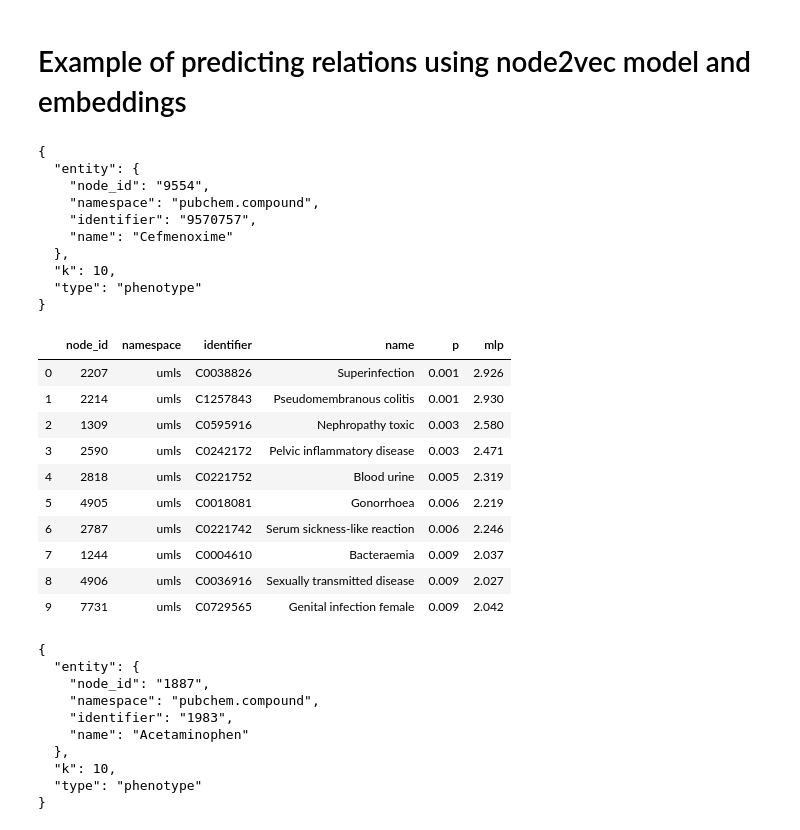
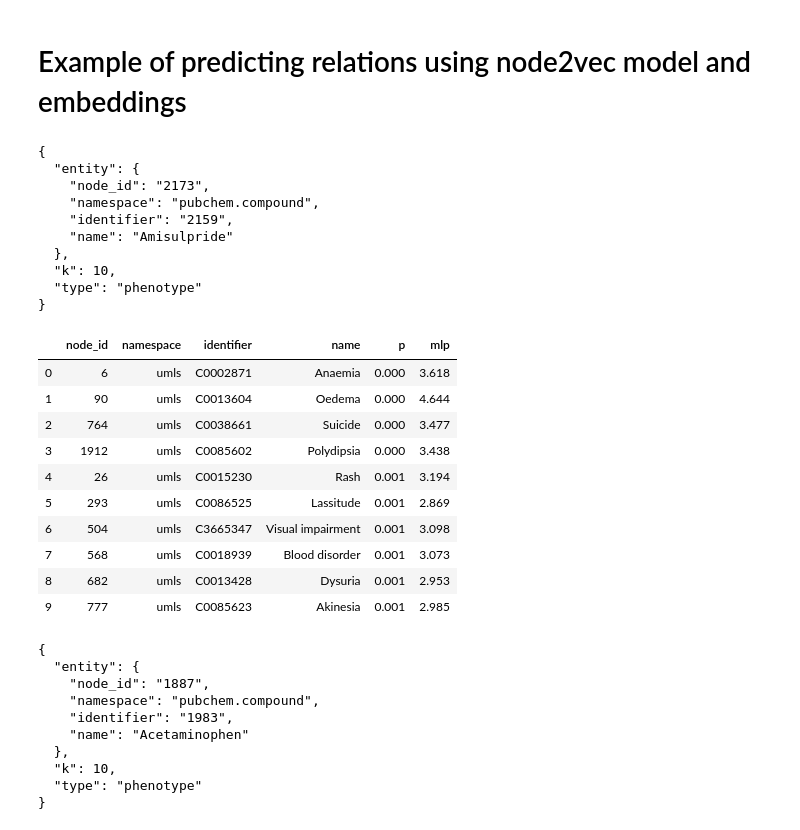
Before and after one commit to seffnet/seffnet, a Jupyter notebook: notebooks/Using the Predictive Model.ipynb, the cells around one changed output. Cells and saved outputs as stored; diff of their text form; code cells hidden in the pictures.

```diff
--- a/notebooks/Using the Predictive Model.ipynb
+++ b/notebooks/Using the Predictive Model.ipynb
@@ -235,31 +235,31 @@ def get_predictions_df(curie, results_type=None):
     results_df = results_df[['node_id', 'namespace', 'identifier', 'name', 'p', 'mlp']]
     return results['query'], results_df
 # %%
-query, df = get_predictions_df('pubchem.compound:9570757', 'phenotype')
+query, df = get_predictions_df('pubchem.compound:2159', 'phenotype')
 print(json.dumps(query, indent=2))
 df
 # %% [output]
 {
   "entity": {
-    "node_id": "9554",
+    "node_id": "2173",
     "namespace": "pubchem.compound",
-    "identifier": "9570757",
-    "name": "Cefmenoxime"
+    "identifier": "2159",
+    "name": "Amisulpride"
   },
   "k": 10,
   "type": "phenotype"
 }
 |  | node_id | namespace | identifier | name | p | mlp |
-| 0 | 2207 | umls | C0038826 | Superinfection | 0.001 | 2.926 |
-| 1 | 2214 | umls | C1257843 | Pseudomembranous colitis | 0.001 | 2.930 |
-| 2 | 1309 | umls | C0595916 | Nephropathy toxic | 0.003 | 2.580 |
-| 3 | 2590 | umls | C0242172 | Pelvic inflammatory disease | 0.003 | 2.471 |
-| 4 | 2818 | umls | C0221752 | Blood urine | 0.005 | 2.319 |
-| 5 | 4905 | umls | C0018081 | Gonorrhoea | 0.006 | 2.219 |
-| 6 | 2787 | umls | C0221742 | Serum sickness-like reaction | 0.006 | 2.246 |
-| 7 | 1244 | umls | C0004610 | Bacteraemia | 0.009 | 2.037 |
-| 8 | 4906 | umls | C0036916 | Sexually transmitted disease | 0.009 | 2.027 |
-| 9 | 7731 | umls | C0729565 | Genital infection female | 0.009 | 2.042 |
+| 0 | 6 | umls | C0002871 | Anaemia | 0.000 | 3.618 |
+| 1 | 90 | umls | C0013604 | Oedema | 0.000 | 4.644 |
+| 2 | 764 | umls | C0038661 | Suicide | 0.000 | 3.477 |
+| 3 | 1912 | umls | C0085602 | Polydipsia | 0.000 | 3.438 |
+| 4 | 26 | umls | C0015230 | Rash | 0.001 | 3.194 |
+| 5 | 293 | umls | C0086525 | Lassitude | 0.001 | 2.869 |
+| 6 | 504 | umls | C3665347 | Visual impairment | 0.001 | 3.098 |
+| 7 | 568 | umls | C0018939 | Blood disorder | 0.001 | 3.073 |
+| 8 | 682 | umls | C0013428 | Dysuria | 0.001 | 2.953 |
+| 9 | 777 | umls | C0085623 | Akinesia | 0.001 | 2.985 |
 # %%
 query, df = get_predictions_df('pubchem.compound:1983', 'phenotype')
 print(json.dumps(query, indent=2))
```
Also changed, not shown: 1 other file.
